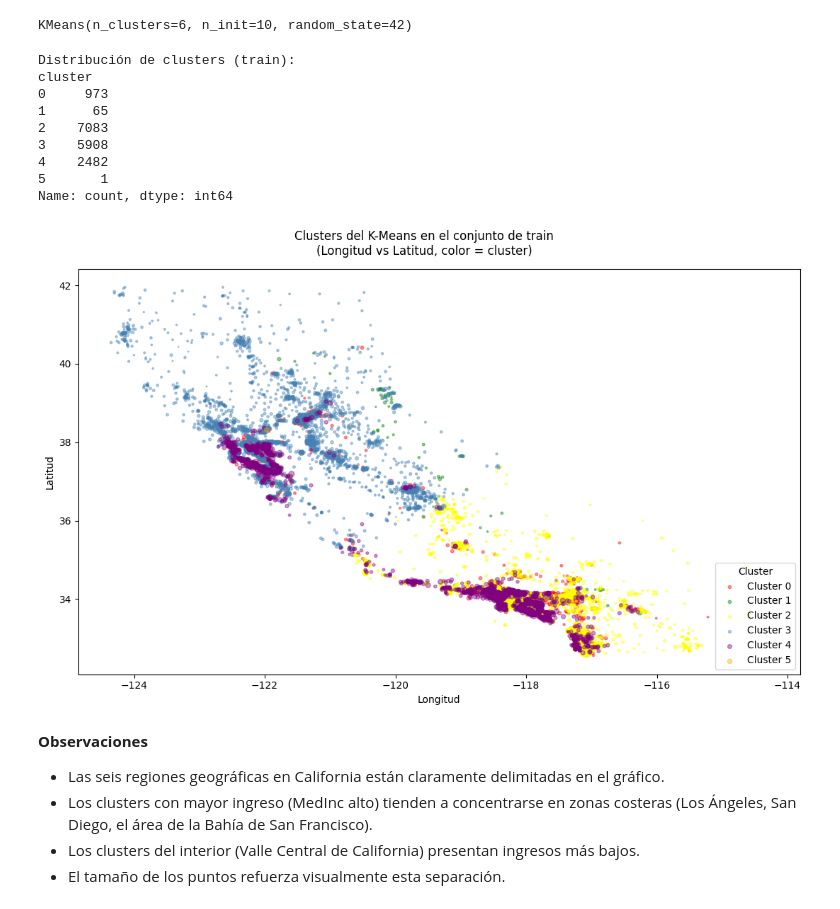
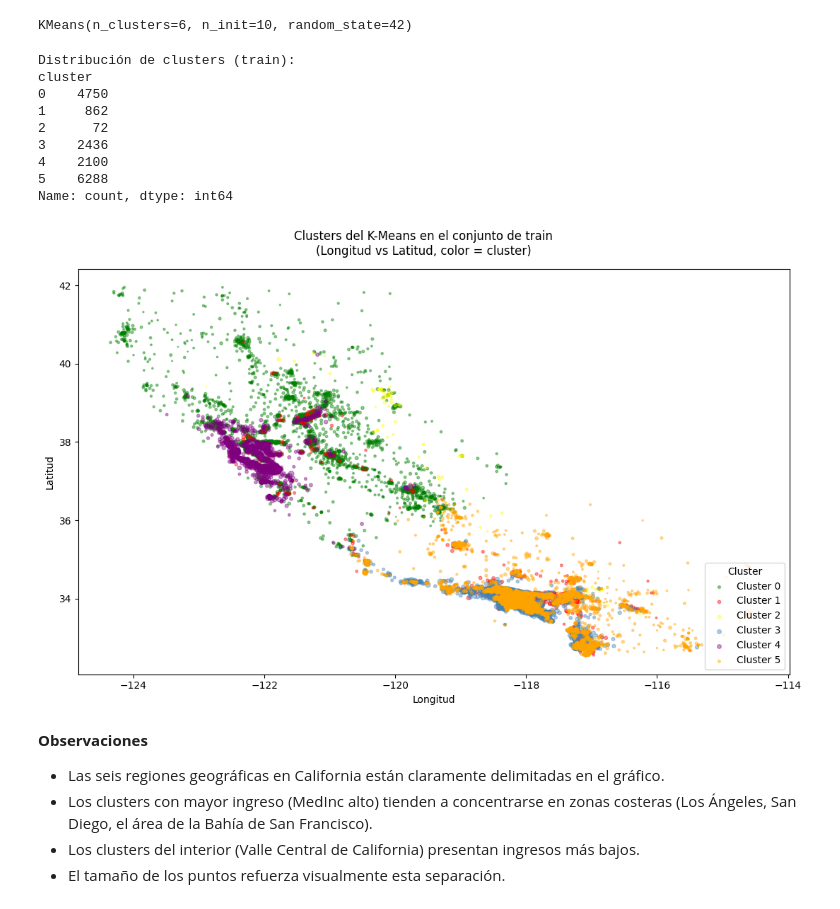
Before and after one commit to 4GeeksAcademy/alemantellini-machine-learning, a Jupyter notebook: src/09-k-means-housing.ipynb, the cells around one changed output. Cells and saved outputs as stored; diff of their text form; code cells hidden in the pictures.

```diff
--- a/src/09-k-means-housing.ipynb
+++ b/src/09-k-means-housing.ipynb
@@ -46,3 +46,7 @@ Estadísticas descriptivas:
 | 50% | 3.534800 | 29.000000 | 5.229129 | 1.048780 | 1166.000000 | 2.818116 | 34.260000 | -118.490000 | 1.797000 |
 | 75% | 4.743250 | 37.000000 | 6.052381 | 1.099526 | 1725.000000 | 3.282261 | 37.710000 | -118.010000 | 2.647250 |
 | max | 15.000100 | 52.000000 | 141.909091 | 34.066667 | 35682.000000 | 1243.333333 | 41.950000 | -114.310000 | 5.000010 |
+# %%
+# Eliminar outliers
+df = df[df["AveOccup"] < 100].copy()
+print(f"Filas tras limpiar: {len(df)}")
@@ -112,36 +118,36 @@ print(X_train["cluster"].value_counts().sort_index())
 # %% [output]
 Distribución de clusters (train):
 cluster
-0     973
-1      65
-2    7083
-3    5908
-4    2482
-5       1
+0    4750
+1     862
+2      72
+3    2436
+4    2100
+5    6288
 Name: count, dtype: int64
 # %%
 # Gráfico de dispersión — Train coloreado por cluster
-colors = ["red", "green", "yellow", "steelblue", "purple", "orange"]
+colors = ["green", "red", "yellow", "steelblue", "purple", "orange"]
 
 fig, ax = plt.subplots(figsize=(11, 7))
 fig.suptitle("Clusters del K-Means en el conjunto de train\n"
              "(Longitud vs Latitud, color = cluster)")
 
 for i, cl in enumerate(sorted(X_train["cluster"].unique())):
     mask = X_train["cluster"] == cl
     ax.scatter(
         X_train.loc[mask, "Longitude"],
         X_train.loc[mask, "Latitude"],
         s=X_train.loc[mask, "MedInc"] * 2,
         alpha=0.4, color=colors[int(cl)], label=f"Cluster {cl}"
     )
 
 ax.set_xlabel("Longitud"); ax.set_ylabel("Latitud")
 ax.legend(title="Cluster", loc="lower right")
 plt.tight_layout()
 plt.show()
 # %% [output]
-[figure, old version]
+[figure, new version]
 # %% [markdown]
 **Observaciones**
 - Las seis regiones geográficas en California están claramente delimitadas en el gráfico.
```
Also changed, not shown: parts of 9 cells of this notebook, 3 other files.
